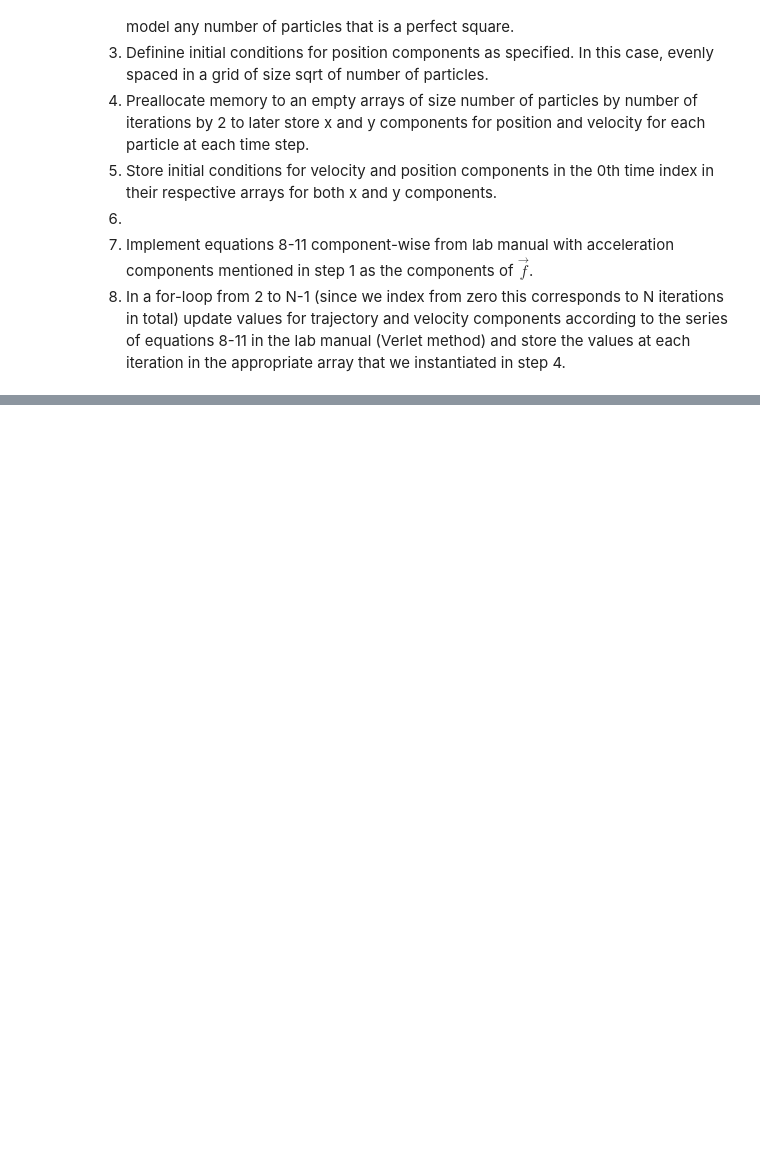
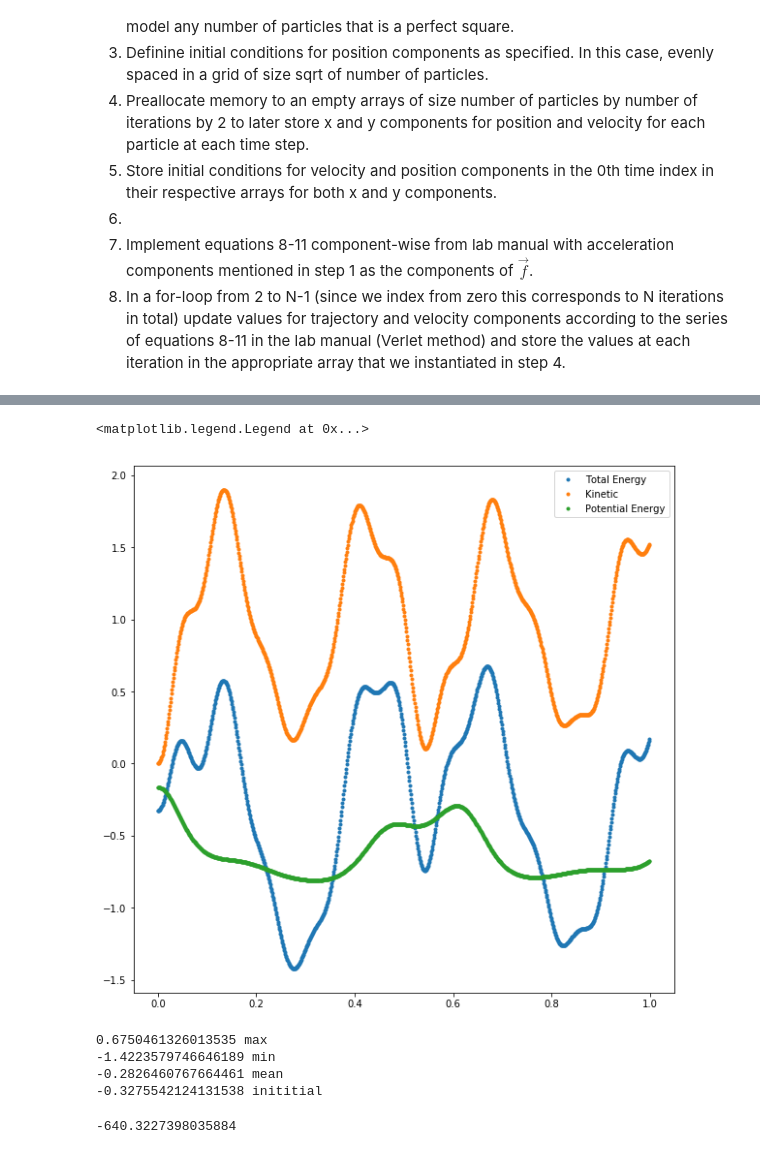
Before and after one commit to andrewkhardy/PHY-407, a Jupyter notebook: Lab06_Q3.ipynb, the cells around one changed output, grey strips where cells are left out. Cells and saved outputs as stored; diff of their text form; code cells hidden in the pictures; blank space fills up the shorter version.

```diff
--- a/Lab06_Q3.ipynb
+++ b/Lab06_Q3.ipynb
@@ -276,0 +247,42 @@ array([ 204.08533895, 2265.8917592 , 2265.89002494, 2265.88829079,
+# %%
+KE = np.zeros(1000)
+for i in range(1000):
+    Kstep = np.zeros(16)
+    for j in range(16):
+        Kstep[j] = Kinetic(v[j, i, 0], v[j, i, 1])
+    KE[i] = np.sum(Kstep)
+
+PE = np.zeros(1000)
+for i in range(1000):
+    Pstep = np.zeros(16)
+    for j in range(16):
+        for k in range(16):
+            if j != k:
+                Pstep[j] = Potential(R(r[j,i,0], r[k,i,0],r[j,i,1],r[k,i,1]))
+    PE[i] = np.sum(Pstep)/2
+Total = PE + KE
+# %%
+plt.figure(figsize = (10,10))
+plt.plot(t, Total, '.', label = 'Total Energy')
+plt.plot(t, KE, '.', label = 'Kinetic')
+#plt.plot(t, Kin, '.', label = 'Kin Verlet')
+#plt.plot(t, Pot, '.', label = 'Pot Verlet')
+plt.plot(t, PE/2, '.', label = 'Potential Energy')
+plt.legend()
+# %% [output]
+<matplotlib.legend.Legend at 0x...>
+[figure, added]
+# %%
+print(max(Total),'max')
+print(min(Total),'min')
+print(np.mean(Total),'mean')
+print(Total[0],'inititial')
+# %% [output]
+0.6750461326013535 max
+-1.4223579746646189 min
+-0.2826460767664461 mean
+-0.3275542124131538 inititial
+# %%
+100*(max(Total) - min(Total))/Total[0]
+# %% [output]
+-640.3227398035884
```
Also changed, not shown: parts of 19 cells of this notebook.
